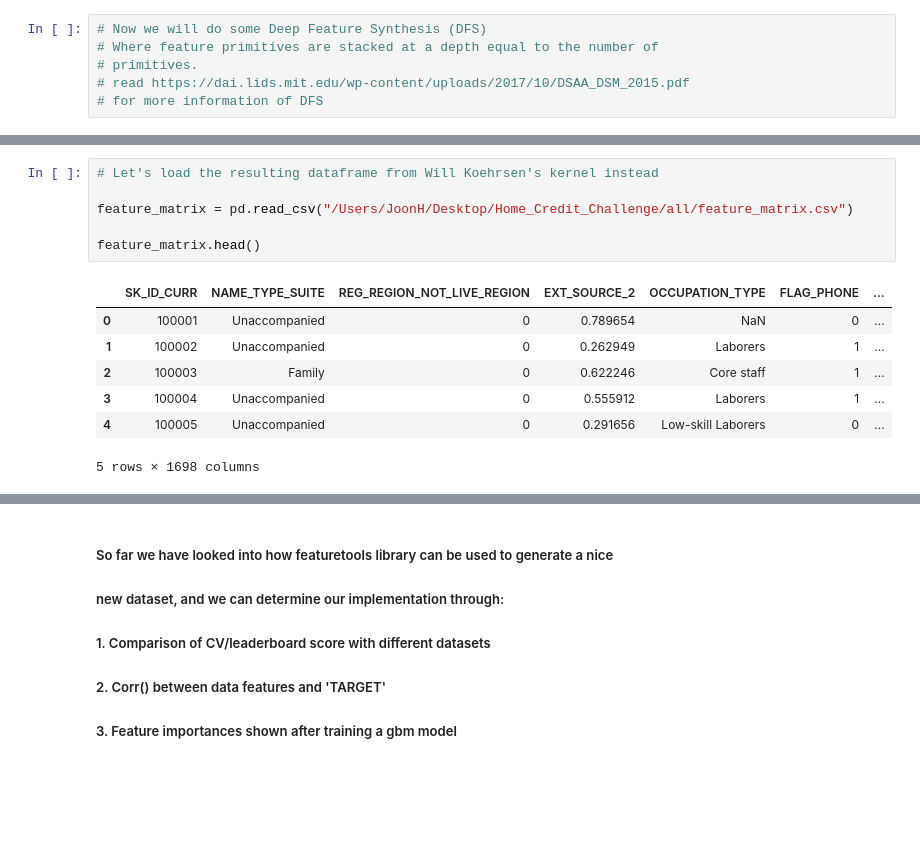
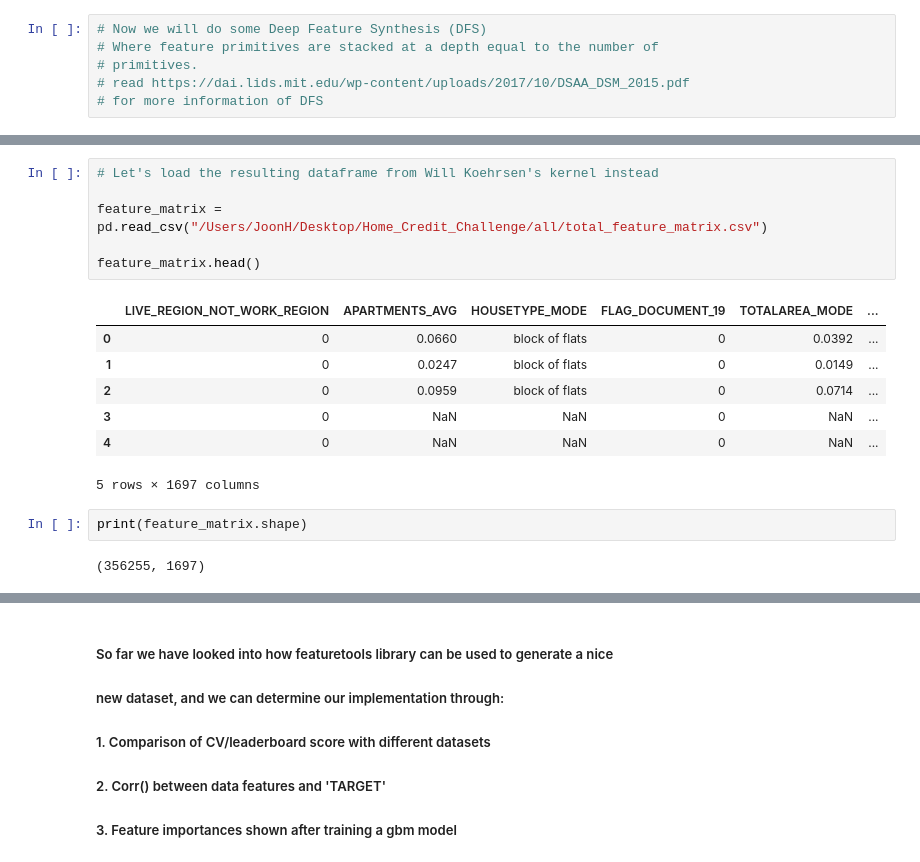
Before and after one commit to JHLee0513/Home_default_credit, a Jupyter notebook: Home_credit_challenge.ipynb, the cells around one changed output, grey strips where cells are left out. Drawn from its saved outputs; the diff is of its cells as text; blank space fills up the shorter version.

```diff
--- a/Home_credit_challenge.ipynb
+++ b/Home_credit_challenge.ipynb
@@ -1407,17 +1405,21 @@ NameError: name 'es' is not defined
 # %%
 # Let's load the resulting dataframe from Will Koehrsen's kernel instead
 
-feature_matrix = pd.read_csv("/Users/JoonH/Desktop/Home_Credit_Challenge/all/feature_matrix.csv")
+feature_matrix = pd.read_csv("/Users/JoonH/Desktop/Home_Credit_Challenge/all/total_feature_matrix.csv")
 
 feature_matrix.head()
 # %% [output]
-|  | SK_ID_CURR | NAME_TYPE_SUITE | REG_REGION_NOT_LIVE_REGION | EXT_SOURCE_2 | OCCUPATION_TYPE | FLAG_PHONE | ... |
-| 0 | 100001 | Unaccompanied | 0 | 0.789654 | NaN | 0 | ... |
-| 1 | 100002 | Unaccompanied | 0 | 0.262949 | Laborers | 1 | ... |
-| 2 | 100003 | Family | 0 | 0.622246 | Core staff | 1 | ... |
-| 3 | 100004 | Unaccompanied | 0 | 0.555912 | Laborers | 1 | ... |
-| 4 | 100005 | Unaccompanied | 0 | 0.291656 | Low-skill Laborers | 0 | ... |
+|  | LIVE_REGION_NOT_WORK_REGION | APARTMENTS_AVG | HOUSETYPE_MODE | FLAG_DOCUMENT_19 | TOTALAREA_MODE | ... |
+| 0 | 0 | 0.0660 | block of flats | 0 | 0.0392 | ... |
+| 1 | 0 | 0.0247 | block of flats | 0 | 0.0149 | ... |
+| 2 | 0 | 0.0959 | block of flats | 0 | 0.0714 | ... |
+| 3 | 0 | NaN | NaN | 0 | NaN | ... |
+| 4 | 0 | NaN | NaN | 0 | NaN | ... |
-5 rows × 1698 columns
+5 rows × 1697 columns
+# %%
+print(feature_matrix.shape)
+# %% [output]
+(356255, 1697)
 # %%
 # DFS with default primitives
 feature_matrix, feature_names = ft.dfs(entityset = es, target_entity = 'app',
```
Also changed, not shown: parts of 11 cells of this notebook.
